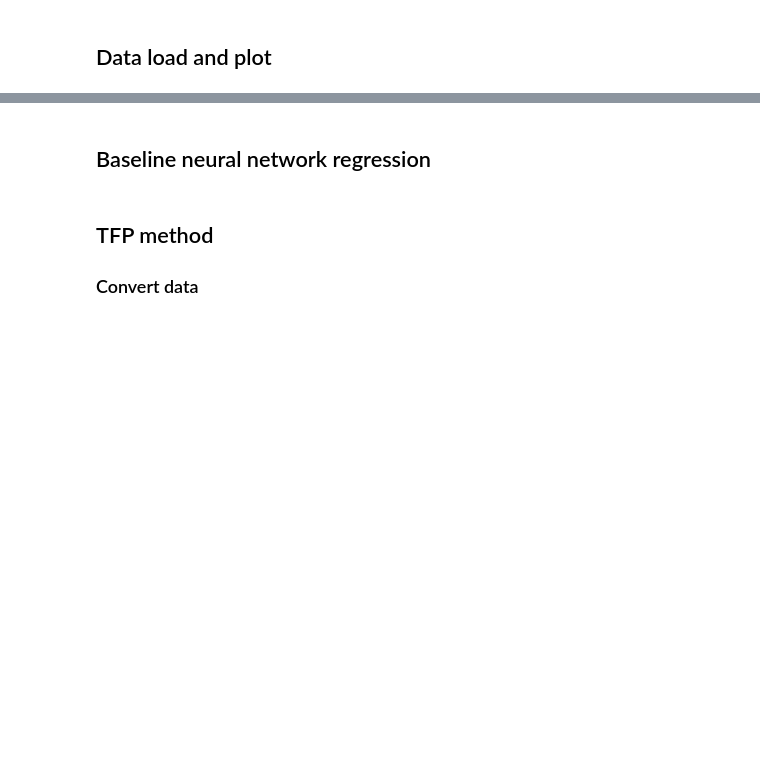
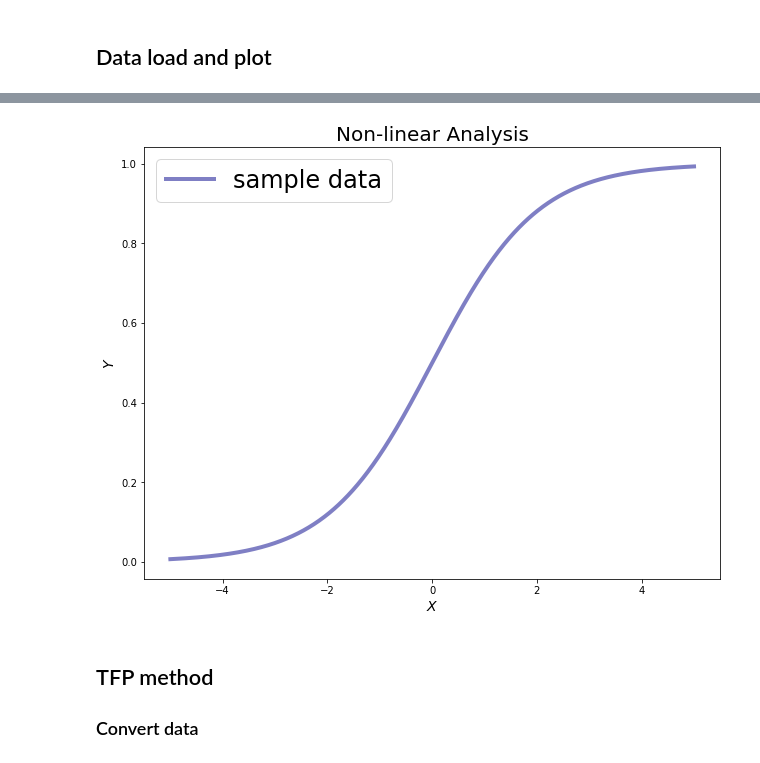
Before and after one commit to varshini-reddy/ski-trip, a Jupyter notebook: bnn_mcmc.ipynb, the cells around one changed output, grey strips where cells are left out. Cells and saved outputs as stored; diff of their text form; code cells hidden in the pictures; blank space fills up the shorter version.

```diff
--- a/bnn_mcmc.ipynb
+++ b/bnn_mcmc.ipynb
@@ -18,13 +25,13 @@ df.head()
 # %%
 X_data = df.iloc[:,0]
 y_data = df.iloc[:,1]
 plt.figure(figsize=(4,6))
-plt.scatter(X_data, y_data,color='g' ,s = 20, alpha = 0.5, label='sample data')
-plt.title('Advertising Dataset');
-plt.xlabel('TV',fontsize=14);
-plt.ylabel('Sales',fontsize=14)
+plt.plot(X_data, y_data,color='darkblue' , lw=4,alpha = 0.5, label='sample data')
+plt.title('Non-linear Analysis',fontsize=20);
+plt.xlabel('$X$',fontsize=14);
+plt.ylabel('$Y$',fontsize=14)
 plt.subplots_adjust(left=0.0, bottom=0.0, right=2.0, top=1.0, wspace=0.2, hspace=0.2)
-plt.legend()
-plt.show()
+plt.legend(fontsize=24)
+plt.savefig('sampledata.png',transparent=True,pad_inches=1)
+# %% [output]
+[figure, added]
-# %% [markdown]
-## Baseline neural network regression
```
Also changed, not shown: parts of 22 cells of this notebook, 5 other files.
